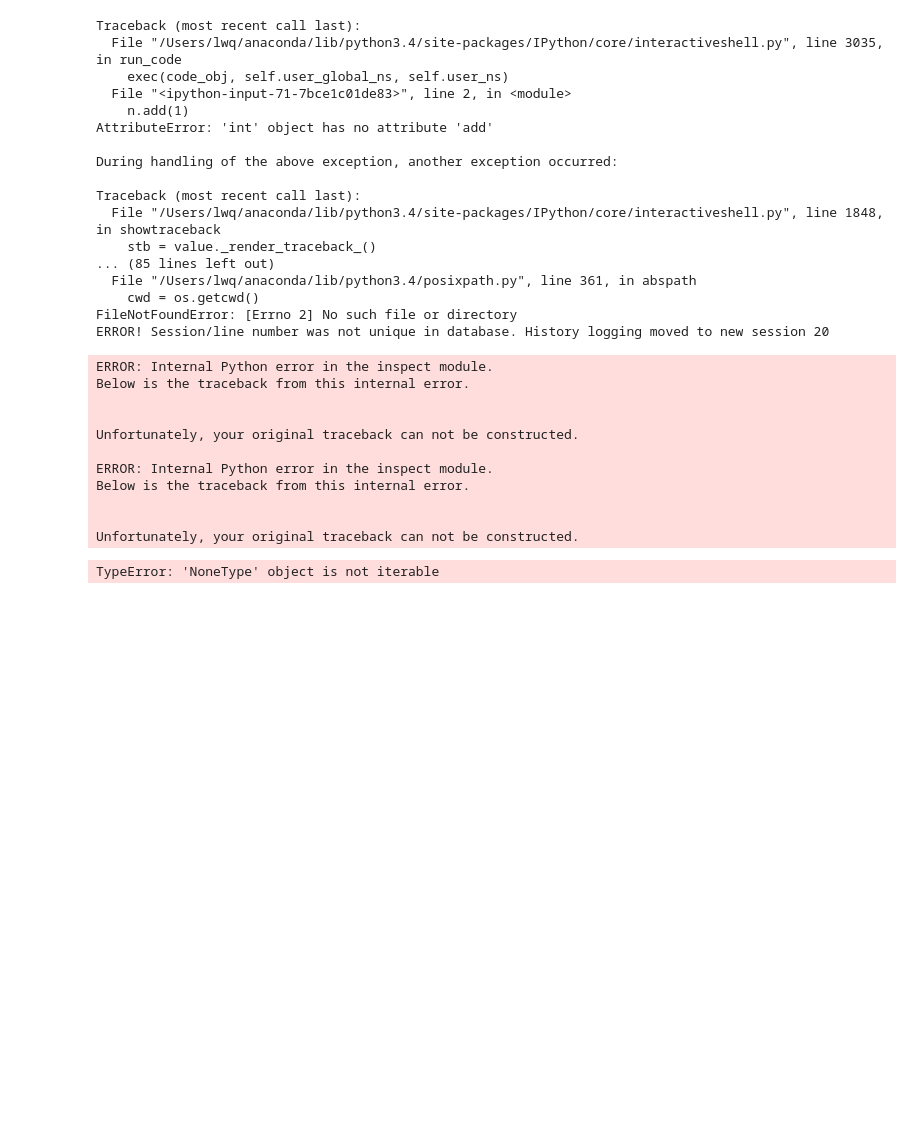
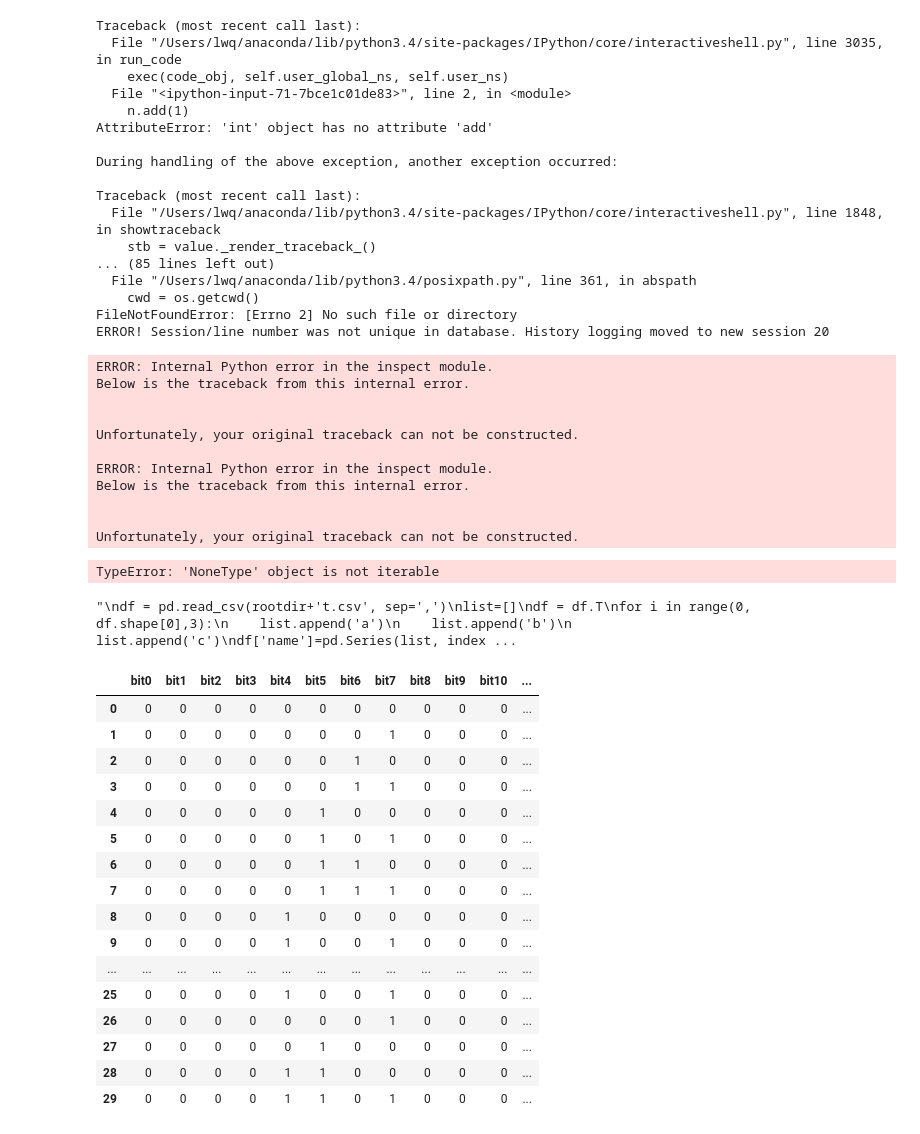
Before and after one commit to alsosweet/python-learning, a Jupyter notebook: csv-processing.ipynb, the cells around one changed output. Cells and saved outputs as stored; diff of their text form; code cells hidden in the pictures; blank space fills up the shorter version.

```diff
--- a/csv-processing.ipynb
+++ b/csv-processing.ipynb
@@ -169,3 +172,44 @@ Below is the traceback from this internal error.
 
 Unfortunately, your original traceback can not be constructed.
 TypeError: 'NoneType' object is not iterable
+# %%
+"""
+df = pd.read_csv(rootdir+'t.csv', sep=',')
+list=[]
+df = df.T
+for i in range(0, df.shape[0],3):
+    list.append('a')
+    list.append('b')
+    list.append('c')
+df['name']=pd.Series(list, index=df.index)
+df=df.groupby('name').transform(lambda x:x.fillna(x.mean()))
+#del(df['name'])
+df = df.T
+
+df.to_csv(rootdir+'result.csv', encoding='utf-8', index=False)
+
+print('DONE')
+"""
+# %% [output]
+"\ndf = pd.read_csv(rootdir+'t.csv', sep=',')\nlist=[]\ndf = df.T\nfor i in range(0, df.shape[0],3):\n    list.append('a')\n    list.append('b')\n    list.append('c')\ndf['name']=pd.Series(list, index ...
+# %%
+df_result = pd.read_csv('g:\\python\\SoccerBetting\\data\\result.csv', sep=',')
+df_result.iloc[:30, :20]
+# %% [output]
+|  | bit0 | bit1 | bit2 | bit3 | bit4 | bit5 | bit6 | bit7 | bit8 | bit9 | bit10 | ... |
+| 0 | 0 | 0 | 0 | 0 | 0 | 0 | 0 | 0 | 0 | 0 | 0 | ... |
+| 1 | 0 | 0 | 0 | 0 | 0 | 0 | 0 | 1 | 0 | 0 | 0 | ... |
+| 2 | 0 | 0 | 0 | 0 | 0 | 0 | 1 | 0 | 0 | 0 | 0 | ... |
+| 3 | 0 | 0 | 0 | 0 | 0 | 0 | 1 | 1 | 0 | 0 | 0 | ... |
+| 4 | 0 | 0 | 0 | 0 | 0 | 1 | 0 | 0 | 0 | 0 | 0 | ... |
+| 5 | 0 | 0 | 0 | 0 | 0 | 1 | 0 | 1 | 0 | 0 | 0 | ... |
+| 6 | 0 | 0 | 0 | 0 | 0 | 1 | 1 | 0 | 0 | 0 | 0 | ... |
+| 7 | 0 | 0 | 0 | 0 | 0 | 1 | 1 | 1 | 0 | 0 | 0 | ... |
+| 8 | 0 | 0 | 0 | 0 | 1 | 0 | 0 | 0 | 0 | 0 | 0 | ... |
+| 9 | 0 | 0 | 0 | 0 | 1 | 0 | 0 | 1 | 0 | 0 | 0 | ... |
+| ... | ... | ... | ... | ... | ... | ... | ... | ... | ... | ... | ... | ... |
+| 25 | 0 | 0 | 0 | 0 | 1 | 0 | 0 | 1 | 0 | 0 | 0 | ... |
+| 26 | 0 | 0 | 0 | 0 | 0 | 0 | 0 | 1 | 0 | 0 | 0 | ... |
+| 27 | 0 | 0 | 0 | 0 | 0 | 1 | 0 | 0 | 0 | 0 | 0 | ... |
+| 28 | 0 | 0 | 0 | 0 | 1 | 1 | 0 | 0 | 0 | 0 | 0 | ... |
+| 29 | 0 | 0 | 0 | 0 | 1 | 1 | 0 | 1 | 0 | 0 | 0 | ... |
```
Also changed, not shown: parts of 3 cells of this notebook.
